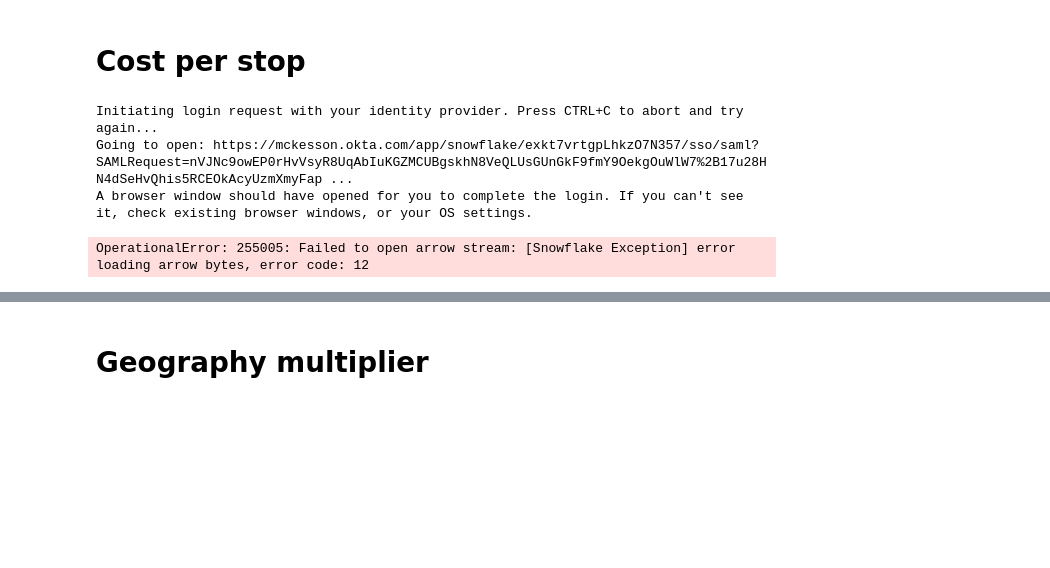
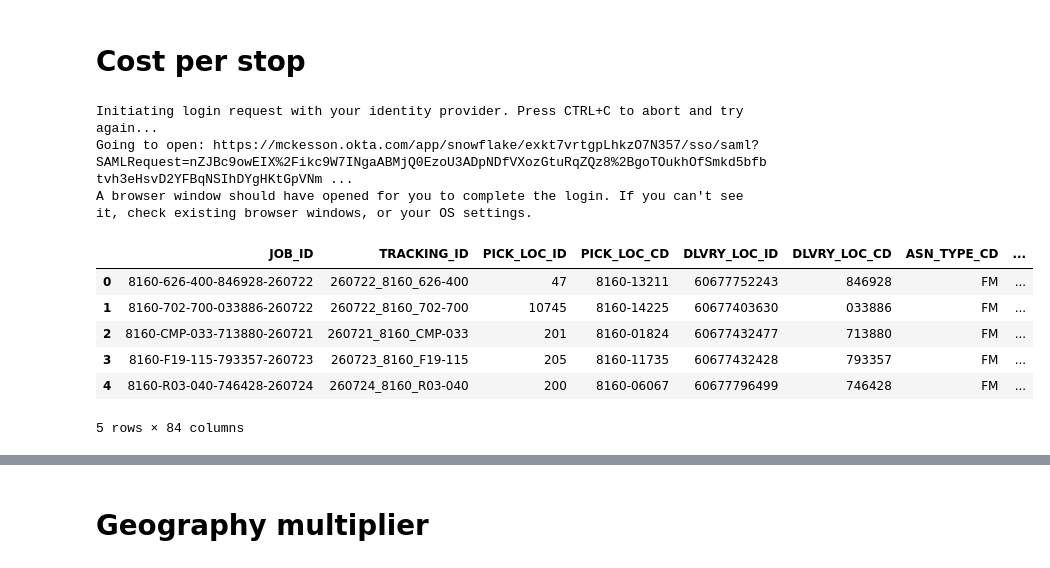
Before and after one commit to masood-mck/LastMile, a Jupyter notebook: cost_norm_v1.ipynb, the cells around one changed output, grey strips where cells are left out. Drawn from its saved outputs; the diff is of its cells as text; code cells hidden in the pictures; blank space fills up the shorter version.

```diff
--- a/cost_norm_v1.ipynb
+++ b/cost_norm_v1.ipynb
@@ -57,7 +64,9 @@ lastmile_events = pd.read_sql(
     """ SELECT *
 FROM VW_TSP_LASTMILE_EVENTS vtle
 WHERE
-   DLVRY_ACTL_DATETIME >= TO_TIMESTAMP('2026-05-01 00:00:00');""",
+   DLVRY_ACTL_DATETIME >= TO_TIMESTAMP('2026-05-01 00:00:00')
+   limit 1000
+   ;""",
     conn,
 )
 conn.close()
@@ -65,6 +74,5 @@ conn.close()
 # -- FILL_DC_CD IN ('8170', '8120', '8126')
 # %% [output]
 Initiating login request with your identity provider. Press CTRL+C to abort and try again...
-Going to open: https://mckesson.okta.com/app/snowflake/exkt7vrtgpLhkzO7N357/sso/saml?SAMLRequest=nVJNc9owEP0rHvVsyR8UqAbIuKGZMCUBgskhN8VeQLUsGUnGkF9fmY9OekgOuWlW7%2B17u28HN4dSeHvQhis5RCEOkAcyUzmXmyFap ...
+Going to open: https://mckesson.okta.com/app/snowflake/exkt7vrtgpLhkzO7N357/sso/saml?SAMLRequest=nZJBc9owEIX%2Fikc9W7INgaABMjQ0EzoU3ADpNDfVXozGtuRqZQz8%2BgoTOukhOfSmkd5bfbtvh3eHsvD2YFBqNSIhDYgHKtGpVNm ...
 A browser window should have opened for you to complete the login. If you can't see it, check existing browser windows, or your OS settings.
-OperationalError: 255005: Failed to open arrow stream: [Snowflake Exception] error loading arrow bytes, error code: 12
@@ -72,0 +79,71 @@ import pandas as pd
+# %%
+import pandas as pd
+
+def _norm_key(s: pd.Series) -> pd.Series:
+    return s.astype("string").str.strip().str.upper()
+
+lastmile_events = lastmile_events.copy()
+customers = customers.copy()
+
+# Remove previously merged customer columns so re-running this cell is safe
+right_payload_cols = [
+    "PRI_FILL_DC_ID",
+    "CUST_ACCT_ID",
+    "DLVRY_RTE_NUM",
+    "DLVRY_RTE_STOP_NUM",
+    "CUST_BUS_TYP_DSCR",
+    "CUST_ACCT_NAM",
+]
+lastmile_events = lastmile_events.drop(
+    columns=right_payload_cols + [f"{c}_cust" for c in right_payload_cols],
+    errors="ignore",
+)
+
+# JOB_ID format in this dataset: fill_dc-route-stop-customer-date
+job_parts = lastmile_events["JOB_ID"].astype("string").str.split("-", n=4, expand=True, regex=False)
+job_parts = job_parts.reindex(columns=range(5), fill_value="")
+
+lastmile_events["_job_fill_dc"] = _norm_key(job_parts[0])
+lastmile_events["_job_route"] = _norm_key(job_parts[1])
+lastmile_events["_job_stop"] = _norm_key(job_parts[2])
+lastmile_events["_job_cust"] = _norm_key(job_parts[3])
+lastmile_events["_job_date"] = job_parts[4].astype("string").str.strip()
+
+# Keep only join keys + requested customer fields from right df
+customers_for_merge = customers[[
+    "PRI_FILL_DC_ID",
+    "CUST_ACCT_ID",
+    "DLVRY_RTE_NUM",
+    "DLVRY_RTE_STOP_NUM",
+    "CUST_BUS_TYP_DSCR",
+    "CUST_ACCT_NAM",
+]].copy()
+
+customers_for_merge["_cust_fill_dc"] = _norm_key(customers_for_merge["PRI_FILL_DC_ID"])
+customers_for_merge["_cust_route"] = _norm_key(customers_for_merge["DLVRY_RTE_NUM"])
+customers_for_merge["_cust_stop"] = _norm_key(customers_for_merge["DLVRY_RTE_STOP_NUM"])
+customers_for_merge["_cust_acct"] = _norm_key(customers_for_merge["CUST_ACCT_ID"])
+
+merged = lastmile_events.merge(
+    customers_for_merge,
+    how="left",
+    left_on=["_job_fill_dc", "_job_cust", "_job_route", "_job_stop"],
+    right_on=["_cust_fill_dc", "_cust_acct", "_cust_route", "_cust_stop"],
+    suffixes=("", "_cust"),
+)
+
+# Keep all columns from left df + requested columns from right df
+lastmile_events = merged.drop(
+    columns=["_cust_fill_dc", "_cust_route", "_cust_stop", "_cust_acct"],
+    errors="ignore",
+)
+
+display(lastmile_events.head())
+# %% [output]
+|  | JOB_ID | TRACKING_ID | PICK_LOC_ID | PICK_LOC_CD | DLVRY_LOC_ID | DLVRY_LOC_CD | ASN_TYPE_CD | ... |
+| 0 | 8160-626-400-846928-260722 | 260722_8160_626-400 | 47 | 8160-13211 | 60677752243 | 846928 | FM | ... |
+| 1 | 8160-702-700-033886-260722 | 260722_8160_702-700 | 10745 | 8160-14225 | 60677403630 | 033886 | FM | ... |
+| 2 | 8160-CMP-033-713880-260721 | 260721_8160_CMP-033 | 201 | 8160-01824 | 60677432477 | 713880 | FM | ... |
+| 3 | 8160-F19-115-793357-260723 | 260723_8160_F19-115 | 205 | 8160-11735 | 60677432428 | 793357 | FM | ... |
+| 4 | 8160-R03-040-746428-260724 | 260724_8160_R03-040 | 200 | 8160-06067 | 60677796499 | 746428 | FM | ... |
+5 rows × 84 columns
```
Also changed, not shown: parts of 4 cells of this notebook, 1 other file.
